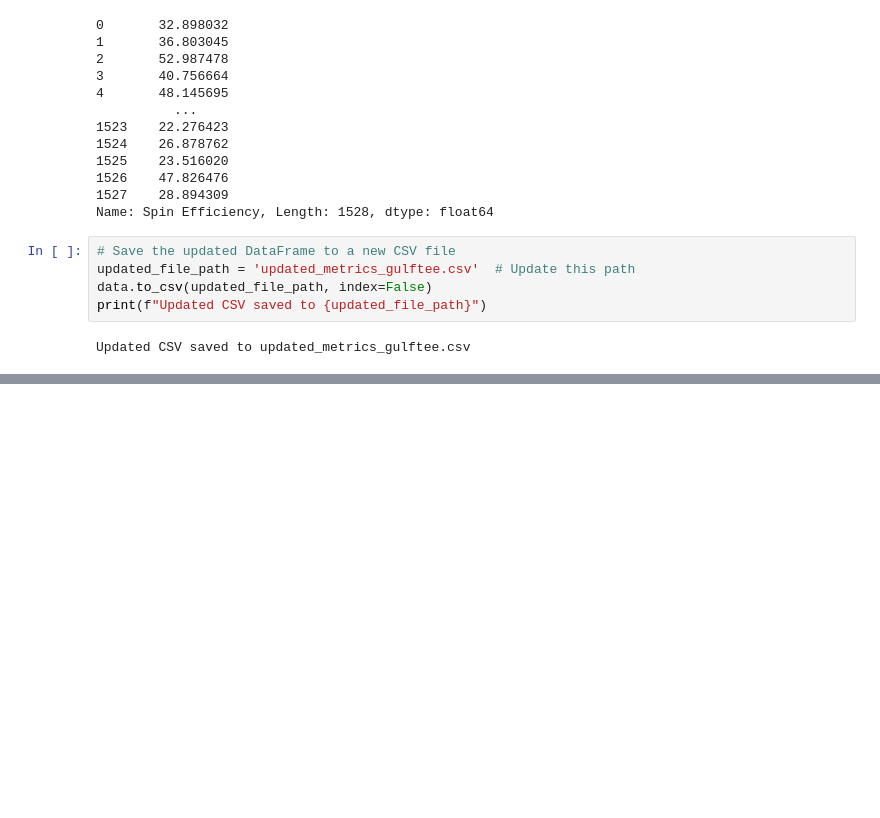
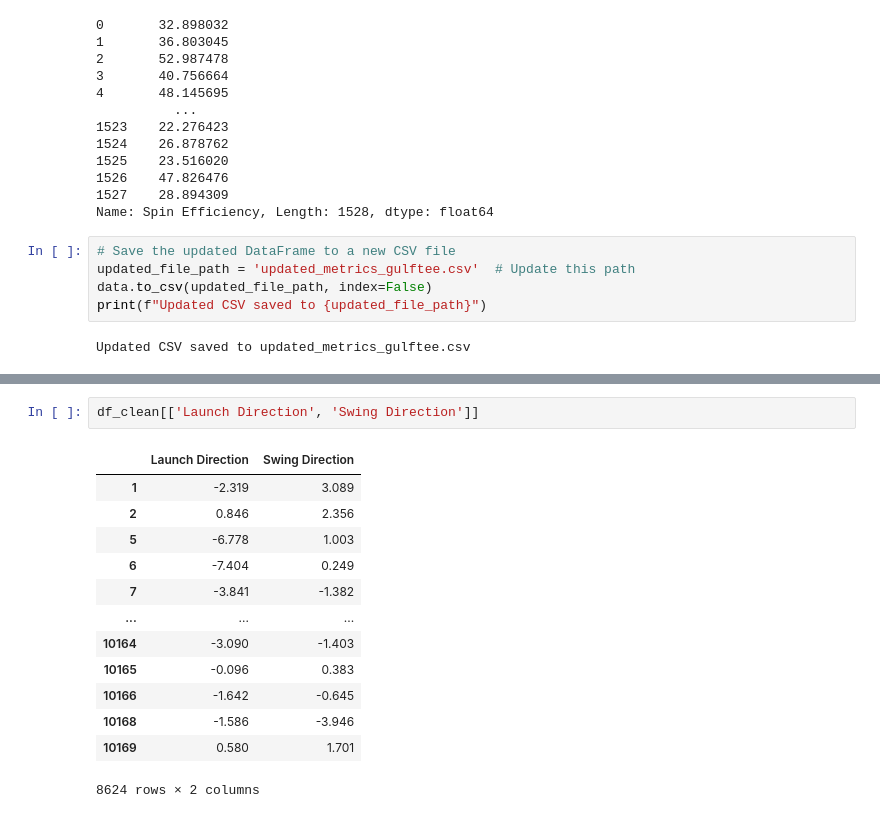
Before and after one commit to RobinCHoffpauir/Golf, a Jupyter notebook: src/golf.ipynb, the cells around one changed output, grey strips where cells are left out. Cells and saved outputs as stored; diff of their text form; blank space fills up the shorter version.

```diff
--- a/src/golf.ipynb
+++ b/src/golf.ipynb
@@ -342,0 +429,16 @@ Updated CSV saved to updated_metrics_gulftee.csv
+# %%
+df_clean[['Launch Direction', 'Swing Direction']]
+# %% [output]
+|  | Launch Direction | Swing Direction |
+| 1 | -2.319 | 3.089 |
+| 2 | 0.846 | 2.356 |
+| 5 | -6.778 | 1.003 |
+| 6 | -7.404 | 0.249 |
+| 7 | -3.841 | -1.382 |
+| ... | ... | ... |
+| 10164 | -3.090 | -1.403 |
+| 10165 | -0.096 | 0.383 |
+| 10166 | -1.642 | -0.645 |
+| 10168 | -1.586 | -3.946 |
+| 10169 | 0.580 | 1.701 |
+8624 rows × 2 columns
```
Also changed, not shown: parts of 7 cells of this notebook.
